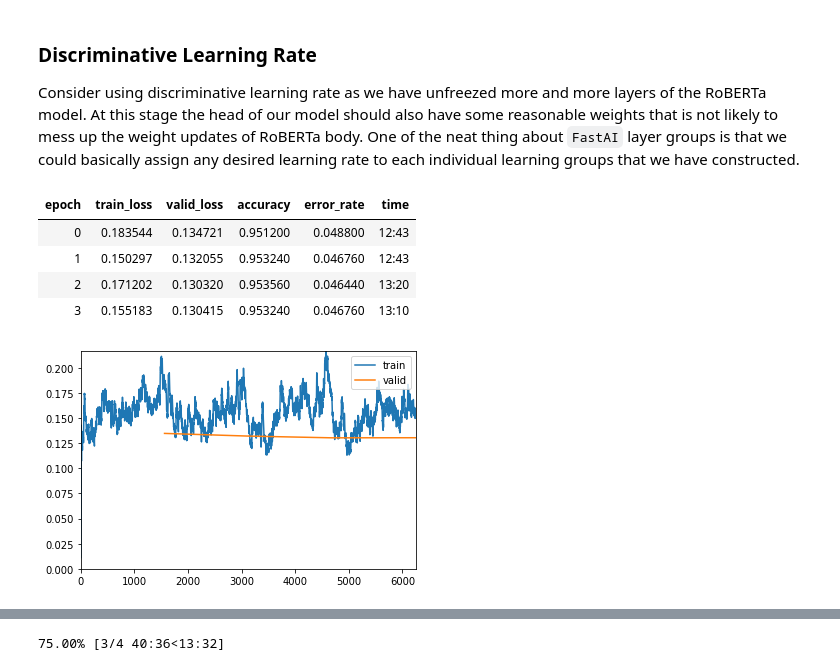
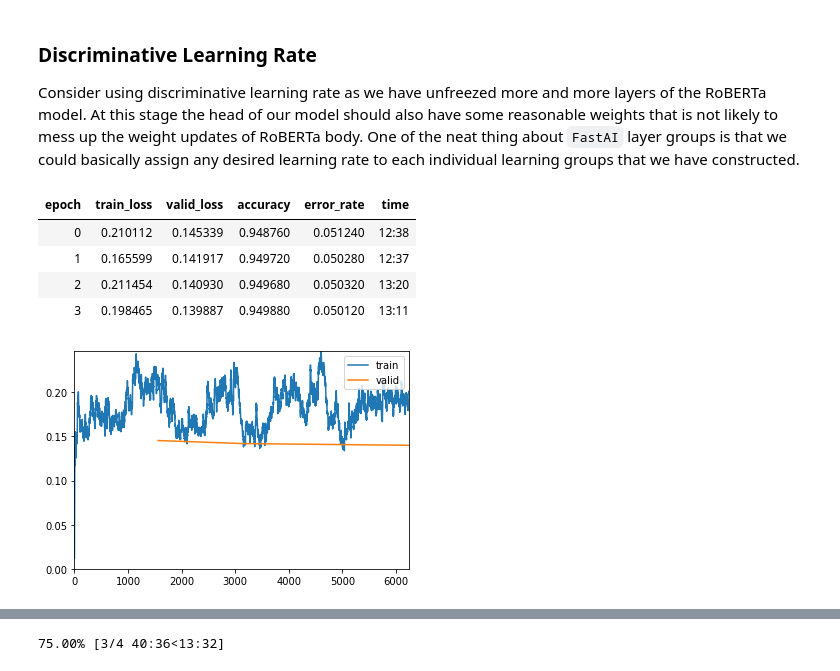
Before and after one commit to Sylar257/Transformers-in-NLP, a Jupyter notebook: Transformer training with Language model tuning.ipynb, the cells around one changed output, grey strips where cells are left out. Drawn from its saved outputs; the diff is of its cells as text; code cells hidden in the pictures.

```diff
--- a/Transformer training with Language model tuning.ipynb
+++ b/Transformer training with Language model tuning.ipynb
@@ -245,9 +245,9 @@ class training_param():
         self.block_size = 128 # The training dataset will be truncated in block of this size for training. Default to the model max input length for single sentence inputs (take into account special tokens)."
         self.save_total_limit = 15              # total number of checkpoints we allow
         self.output_dir = os.path.join(os.getcwd(),'fine_tuning_LM')    # output directory for checkpoints and saves
-        self.train_batch_size = 16
+        self.train_batch_size = 4
         self.eval_batch_size  = 4
-        self.num_train_epochs = 10               # no. of epochs
+        self.num_train_epochs = 4               # no. of epochs
         self.logging_steps    = 4000
         self.save_steps       = 4000
 
@@ -1075,4 +1072,4 @@ Min loss divided by 10: 7.59E-08
 # %%
-learner.fit_one_cycle(5, 1e-3 ,moms=(0.8,0.7))
+learner.fit_one_cycle(5, 2e-4 ,moms=(0.8,0.7))
 # %% [output]
 | epoch | train_loss | valid_loss | accuracy | error_rate | time |
@@ -1093,5 +1090,5 @@ learner.recorder.plot(suggestion=True)
 # %%
-lr = 1e-5
+lr = 5e-6
 learner.fit_one_cycle(5, lr ,moms=(0.8,0.7))
 # %% [output]
 | epoch | train_loss | valid_loss | accuracy | error_rate | time |
@@ -1119,15 +1114,15 @@ Consider using discriminative learning rate as we have unfreezed more and more l
 At this stage the head of our model should also have some reasonable weights that is not likely to mess up the weight updates of RoBERTa body.
 One of the neat thing about `FastAI` layer groups is that we could basically assign any desired learning rate to each individual learning groups that we have constructed.
 # %%
-lr = 2e-6
+lr = 1e-6
 learner.fit_one_cycle(4, slice(lr*0.9**num_groups, lr) ,moms=(0.8,0.7))
 # %% [output]
 | epoch | train_loss | valid_loss | accuracy | error_rate | time |
-| 0 | 0.183544 | 0.134721 | 0.951200 | 0.048800 | 12:43 |
-| 1 | 0.150297 | 0.132055 | 0.953240 | 0.046760 | 12:43 |
-| 2 | 0.171202 | 0.130320 | 0.953560 | 0.046440 | 13:20 |
-| 3 | 0.155183 | 0.130415 | 0.953240 | 0.046760 | 13:10 |
+| 0 | 0.210112 | 0.145339 | 0.948760 | 0.051240 | 12:38 |
+| 1 | 0.165599 | 0.141917 | 0.949720 | 0.050280 | 12:37 |
+| 2 | 0.211454 | 0.140930 | 0.949680 | 0.050320 | 13:20 |
+| 3 | 0.198465 | 0.139887 | 0.949880 | 0.050120 | 13:11 |
-[figure, old version]
+[figure, new version]
 # %%
 learner.save('RoBERTa_fine_tuned_unfreez_to_-5')
 # %%
```
Also changed, not shown: parts of 17 cells of this notebook.
